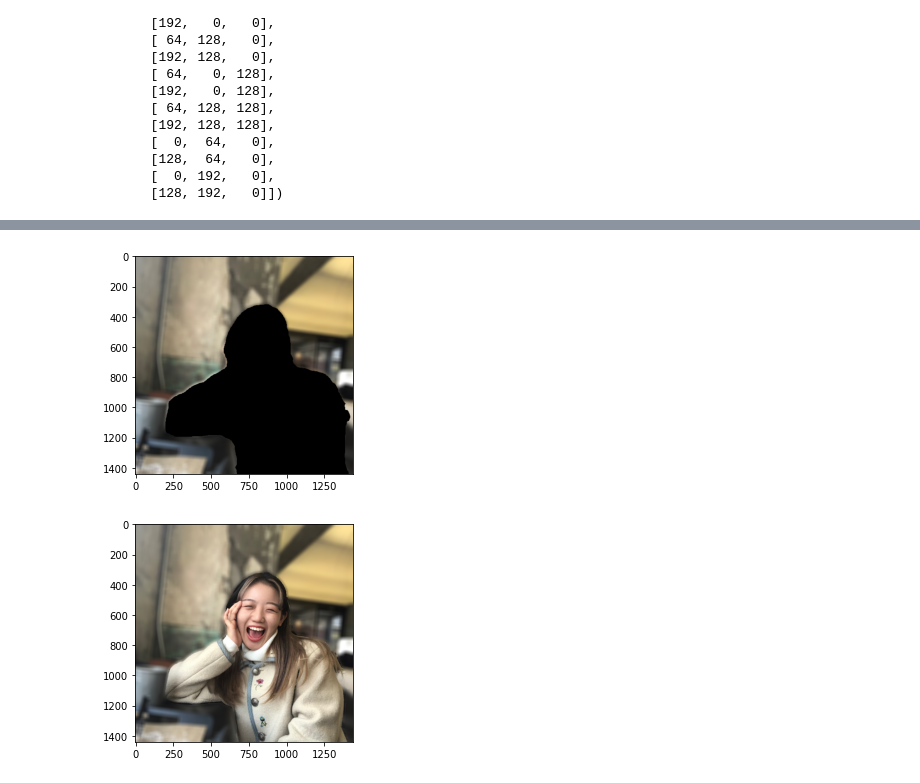
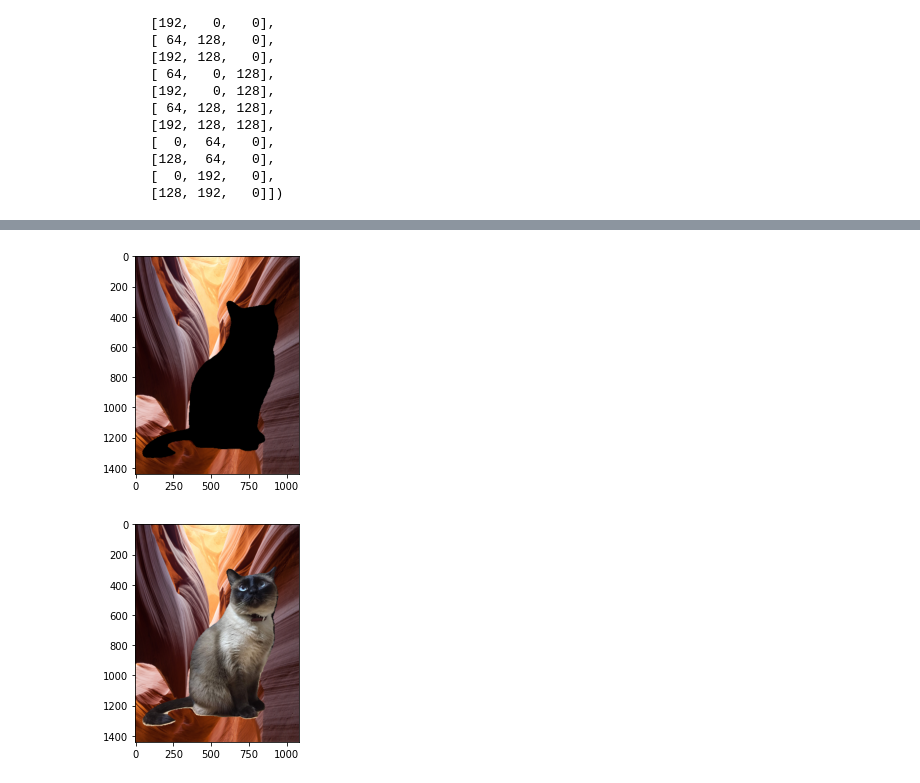
Before and after one commit to yssihn/Aiffel, a Jupyter notebook: exp_07_02.ipynb, the cells around one changed output, grey strips where cells are left out. Saved outputs shown, nothing was run; the diff lists cells and outputs as text; code cells hidden in the pictures.

```diff
--- a/exp_07_02.ipynb
+++ b/exp_07_02.ipynb
@@ -31,11 +27,23 @@ from pixellib.semantic import semantic_segmentation # 이건 어디서 받지???
 from matplotlib import pyplot as plt                # 맥북에서는 conda search로 안나오네... 어찌하지... 다른 방법이 있겠지.
 
 
-# 본인이 선택한 딸의 이미지를 경로에 맞게 바꿔 주세요.
-img_path = os.getenv('HOME')+'/aiffel/human_segmentation/images/my_daughter.jpeg'
+# 주인공 고양이 이미지
+img_path = os.getenv('HOME')+'/aiffel/human_segmentation/images/my_hong.jpeg'
 img_orig = cv2.imread(img_path)
-
-print(img_orig.shape)
 plt.imshow(cv2.cvtColor(img_orig, cv2.COLOR_BGR2RGB))
 plt.show()
+
+# 배경 이미지
+img_back_path = os.getenv('HOME')+'/aiffel/human_segmentation/images/my_back.jpg'
+img_back = cv2.imread(img_back_path)
+
+# 배경으로 사용하는 이미지의 크기를 모델의 이미지 크기로 변경 함 !!!!!!!!!!!!!!!!!!!!!!!!!!!!!!!
+img_back = cv2.resize(img_back, dsize=(1080, 1440), interpolation=cv2.INTER_AREA)
+
+plt.imshow(cv2.cvtColor(img_back, cv2.COLOR_BGR2RGB))
+plt.show()
+
+print(img_orig.shape) # (1440, 1080, 3)
+print(img_back.shape) # (2541, 4167, 3)
+                      # => img_back = cv2.resize(img_back, dsize=(1080, 1440), interpolation=cv2.INTER_AREA)
 # %% [output]
@@ -163,4 +172,6 @@ array([192, 128, 128])
 # 주의 !!!
 # output 이미지는 BGR 순서로 채널이 배치가 되어 있음.
 # colormap은 RGB 순서이고요.
-seg_color = (128,128,192)
+seg_color = (0, 0, 64)
+
+print("==>💋<==")
@@ -219,22 +232,28 @@ plt.show()
 # %%
 # 블러된 이미지에서 세그멘테이션 마스크를 이용해서 배경만 추출하기
 
+# img_mask_color = cv2.cvtColor(img_mask, cv2.COLOR_GRAY2BGR)
+# img_bg_mask = cv2.bitwise_not(img_mask_color)
+# img_bg_blur = cv2.bitwise_and(img_orig_blur, img_bg_mask)
+# plt.imshow(cv2.cvtColor(img_bg_blur, cv2.COLOR_BGR2RGB))
+# plt.show()
+
 img_mask_color = cv2.cvtColor(img_mask, cv2.COLOR_GRAY2BGR)
 img_bg_mask = cv2.bitwise_not(img_mask_color)
-img_bg_blur = cv2.bitwise_and(img_orig_blur, img_bg_mask)
-plt.imshow(cv2.cvtColor(img_bg_blur, cv2.COLOR_BGR2RGB))
+img_back = cv2.bitwise_and(img_back, img_bg_mask)
+plt.imshow(cv2.cvtColor(img_back, cv2.COLOR_BGR2RGB))
 plt.show()
 # %% [output]
-[figure, old version]
+[figure, new version]
 # %%
 # 이미지 합치기 => 원본이미지(사람) + 블러이미지(배경)
 
 # 세그멘테이션 마스크가 255인 부분만 원본 이미지 값을 가지고 오고
 # 아닌 영역은 블러된 이미지 값을 사용합니다.
 # np.where(조건, 참일때, 거짓일때)의 형식의 코드를 사용하였음.
-img_concat = np.where(img_mask_color==255, img_orig, img_bg_blur)
+img_concat = np.where(img_mask_color==255, img_orig, img_back)
 
 plt.imshow(cv2.cvtColor(img_concat, cv2.COLOR_BGR2RGB))
 plt.show()
 # %% [output]
-[figure, old version]
+[figure, new version]
```
Also changed, not shown: parts of 13 cells of this notebook.
